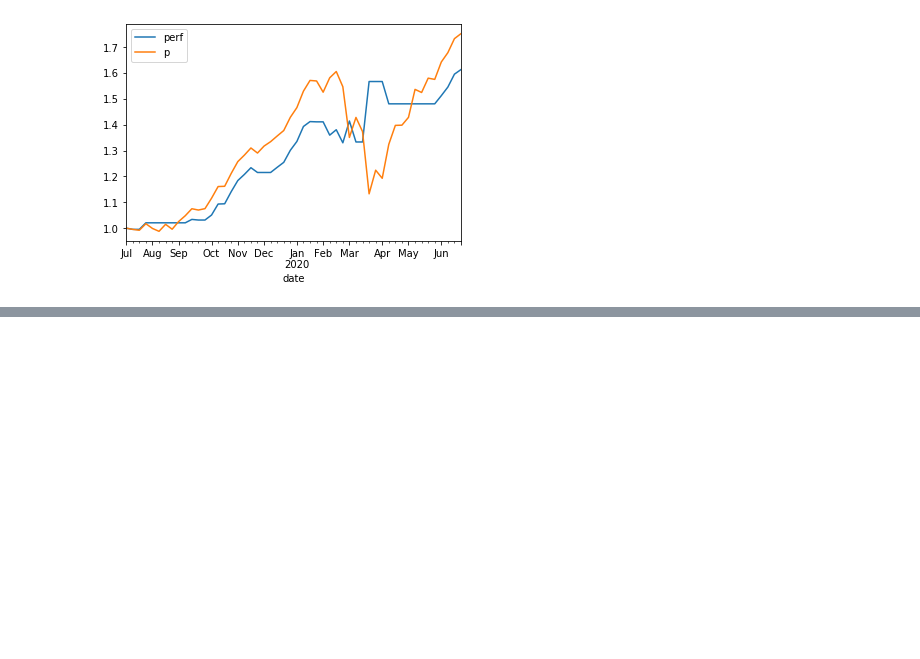
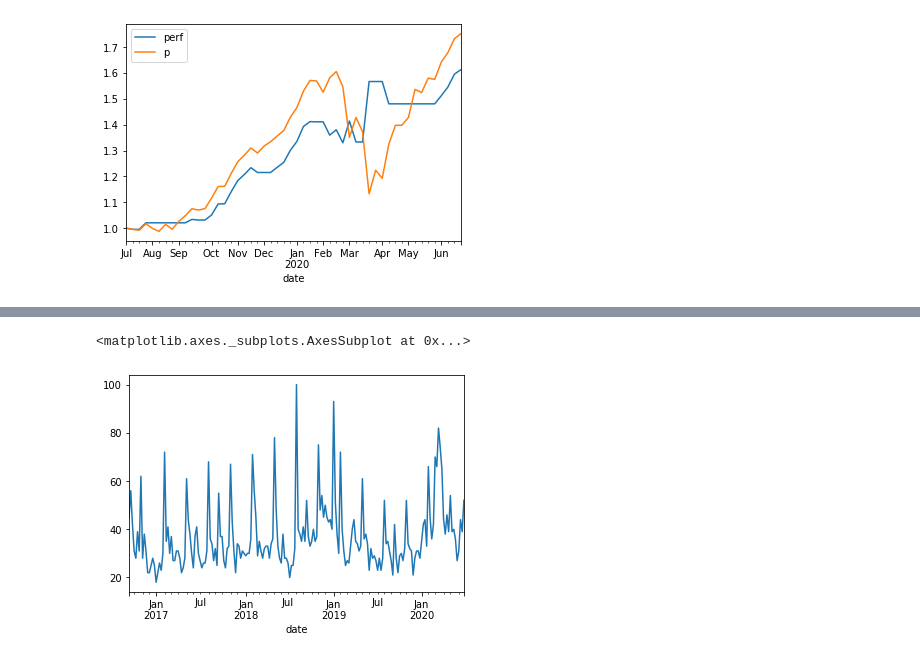
Before and after one commit to gem763/florence, a Jupyter notebook: google trend test.ipynb, the cells around one changed output, grey strips where cells are left out. Drawn from its saved outputs; the diff is of its cells as text; code cells hidden in the pictures; blank space fills up the shorter version.

```diff
--- a/google trend test.ipynb
+++ b/google trend test.ipynb
@@ -167,0 +229,5 @@ plot_perf(buysell, p, nback=52, strat={'SS':-1, 'S':-0.5, 'N':0, 'B':0.5, 'SB':1
+# %%
+gtrend.iloc[60:].plot()
+# %% [output]
+<matplotlib.axes._subplots.AxesSubplot at 0x...>
+[figure, added]
```
Also changed, not shown: parts of 4 cells of this notebook.
